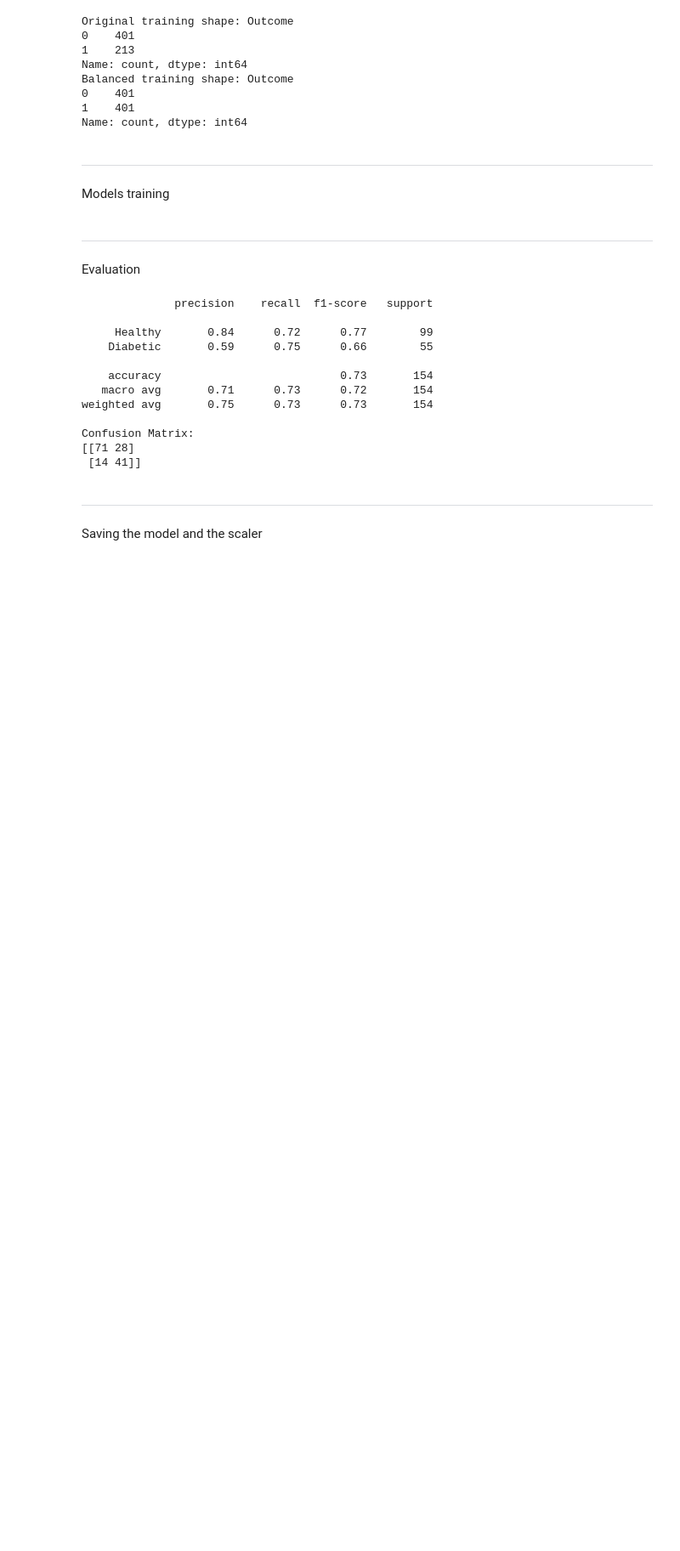
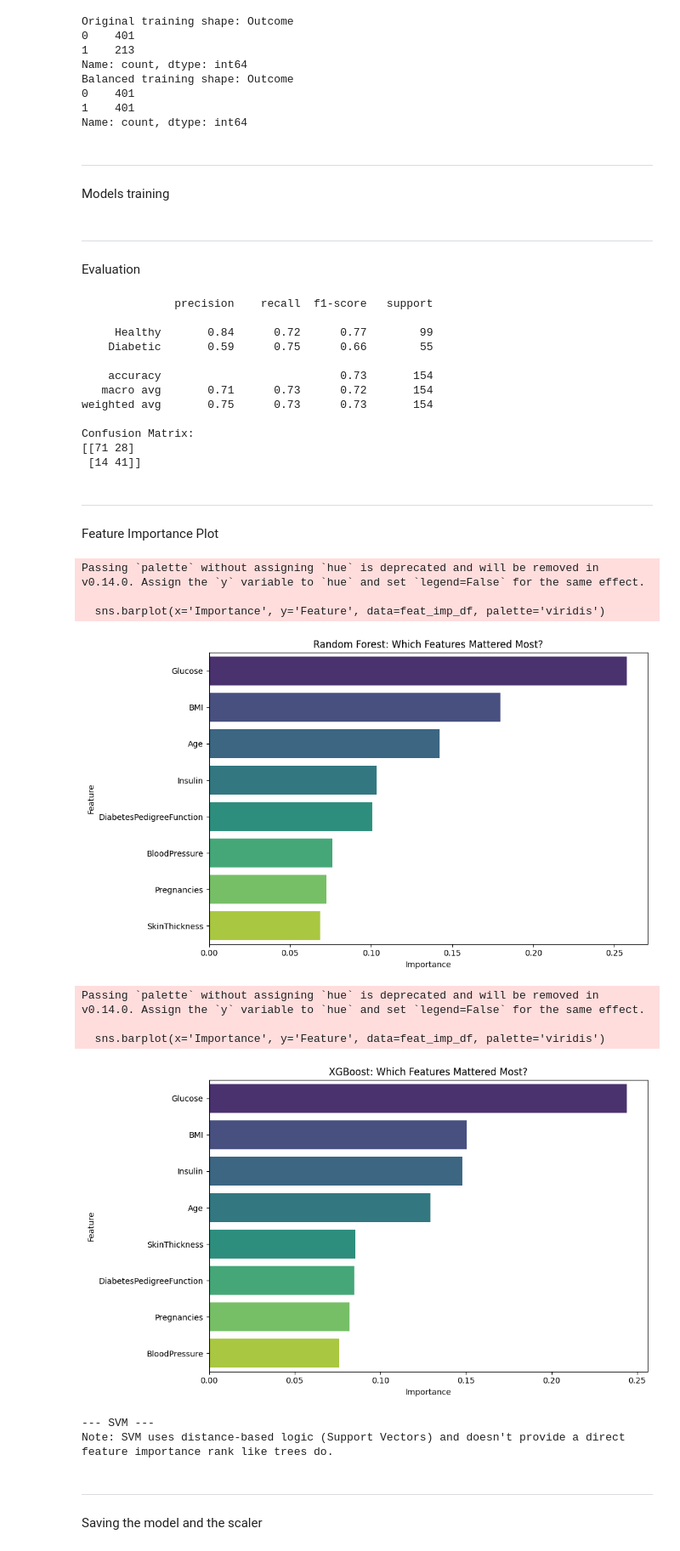
Before and after one commit to rakanHijazeen/Medical-AI-Suite, a Jupyter notebook: notebooks/02_diabetes_training.ipynb, the cells around one changed output. Shown at 85% size. Drawn from its saved outputs; the diff is of its cells as text; code cells hidden in the pictures; blank space fills up the shorter version.

```diff
--- a/notebooks/02_diabetes_training.ipynb
+++ b/notebooks/02_diabetes_training.ipynb
@@ -122,6 +136,47 @@ weighted avg       0.75      0.73      0.73       154
 Confusion Matrix:
 [[71 28]
  [14 41]]
+# %% [markdown]
+>
+---
+Feature Importance Plot
+# %%
+
+# We loop through existing "models" dictionary
+for name, model in models.items():
+    # Only RF and XGBoost have the 'feature_importances_' attribute
+    if hasattr(model, 'feature_importances_'):
+        # Extract the importance scores
+        importances = model.feature_importances_
+        feature_names = X.columns
+
+        # Organize them into a temporary DataFrame for the plot
+        feat_imp_df = pd.DataFrame({
+            'Feature': feature_names,
+            'Importance': importances
+        }).sort_values(by='Importance', ascending=False)
+
+        # Create the bar chart
+        plt.figure(figsize=(10, 6))
+        sns.barplot(x='Importance', y='Feature', data=feat_imp_df, palette='viridis')
+        plt.title(f'{name}: Which Features Mattered Most?')
+        plt.tight_layout()
+        plt.show()
+    else:
+        # For SVM, we can print a note since it doesn't provide feature importance in the same way
+        print(f"--- {name} ---")
+        print("Note: SVM uses distance-based logic (Support Vectors) and doesn't provide a direct feature importance rank like trees do.\n")
+# %% [output]
+Passing `palette` without assigning `hue` is deprecated and will be removed in v0.14.0. Assign the `y` variable to `hue` and set `legend=False` for the same effect.
+
+  sns.barplot(x='Importance', y='Feature', data=feat_imp_df, palette='viridis')
+[figure, added]
+Passing `palette` without assigning `hue` is deprecated and will be removed in v0.14.0. Assign the `y` variable to `hue` and set `legend=False` for the same effect.
+
+  sns.barplot(x='Importance', y='Feature', data=feat_imp_df, palette='viridis')
+[figure, added]
+--- SVM ---
+Note: SVM uses distance-based logic (Support Vectors) and doesn't provide a direct feature importance rank like trees do.
 # %% [markdown]
 >
 ---
```
Also changed, not shown: parts of 4 cells of this notebook, 1 other file.
